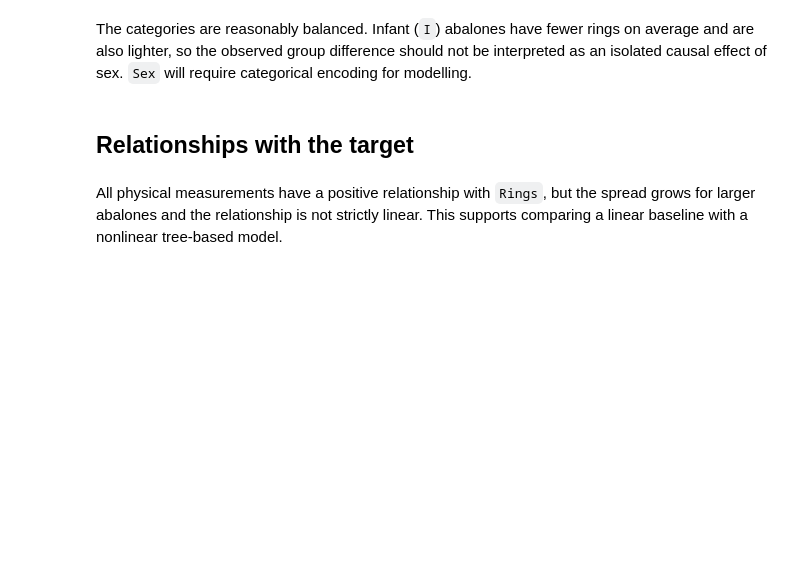
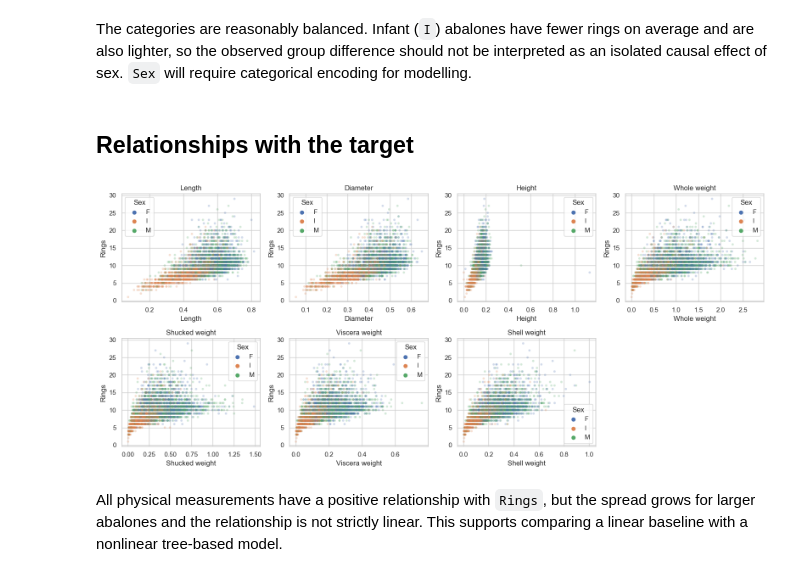
Before and after one commit to akilanthevaraja-max/xhec-mlops-2026-project, a Jupyter notebook: notebooks/eda.ipynb, the cells around one changed output. Saved outputs shown, nothing was run; the diff lists cells and outputs as text; code cells hidden in the pictures; blank space fills up the shorter version.

```diff
--- a/notebooks/eda.ipynb
+++ b/notebooks/eda.ipynb
@@ -135,23 +201,25 @@ The categories are reasonably balanced. Infant (`I`) abalones have fewer rings o
 # %%
 fig, axes = plt.subplots(2, 4, figsize=(16, 7))
 for ax, column in zip(axes.flat, numeric_features):
     sns.scatterplot(
         data=eda_df,
         x=column,
         y="Rings",
         hue="Sex",
         hue_order=["F", "I", "M"],
         alpha=0.25,
         s=15,
         linewidth=0,
-        legend=False,
+        legend=True,
         ax=ax,
     )
     ax.set_title(column)
 for ax in axes.flat[len(numeric_features) :]:
     ax.set_visible(False)
 plt.tight_layout()
 plt.show()
+# %% [output]
+[figure, added]
 # %% [markdown]
 All physical measurements have a positive relationship with `Rings`, but the spread grows for larger abalones and the relationship is not strictly linear. This supports comparing a linear baseline with a nonlinear tree-based model.
 # %% [markdown]
```
Also changed, not shown: parts of 10 cells of this notebook.
